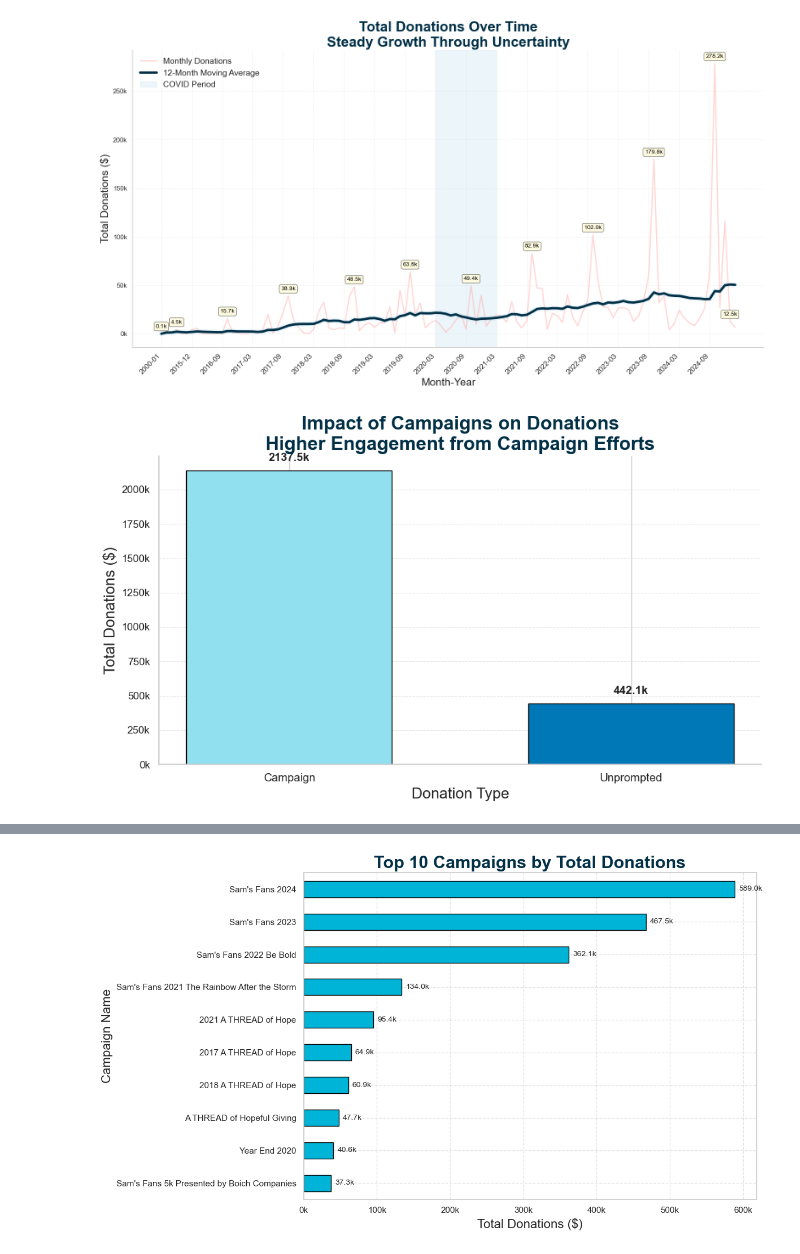
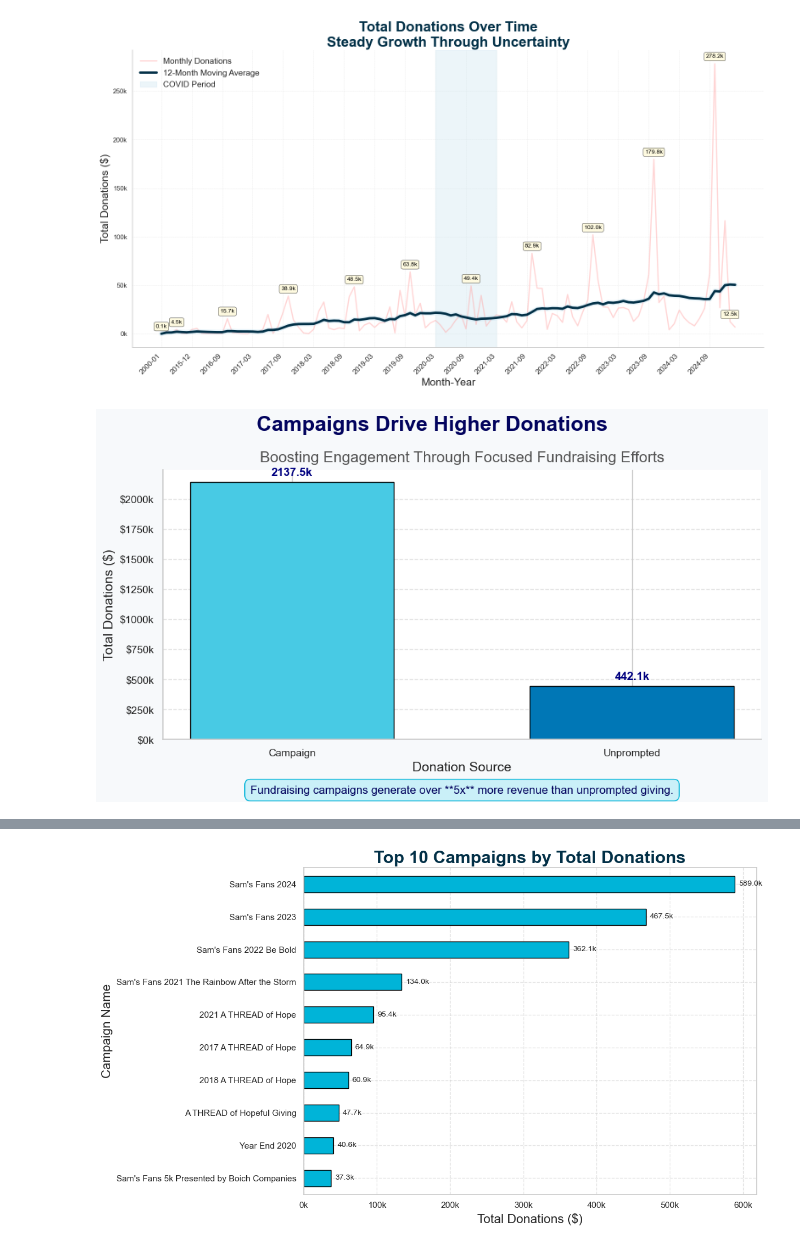
Before and after one commit to aniketgauba67/BRDC_25, a Jupyter notebook: BRDC.ipynb, the cells around one changed output, grey strips where cells are left out. Saved outputs shown, nothing was run; the diff lists cells and outputs as text; code cells hidden in the pictures.

```diff
--- a/BRDC.ipynb
+++ b/BRDC.ipynb
@@ -432,59 +355,75 @@ plt.show()
 # %% [output]
 [figure]
 # %%
-# --- 5.3 Campaign vs Unprompted Donations ---
+import matplotlib.pyplot as plt
+import matplotlib.ticker as ticker
+import pandas as pd
 
-# Create a clean column identifying Campaign vs Unprompted
-data['Campaign_Status'] = data['Campaign'].apply(lambda x: 'Campaign' if pd.notnull(x) and x != '' else 'Unprompted')
+def plot_campaign_vs_unprompted(data):
+    """
+    Plots a professional bar chart comparing Campaign vs Unprompted Donations.
+    Automatically handles missing/empty campaign names.
+    """
+    # Step 1: Create clean Campaign_Flag
+    data = data.copy()
+    if 'Campaign' not in data.columns:
+        raise ValueError("The dataset must have a 'Campaign' column.")
 
-# Group and sum
-campaign_summary = data.groupby('Campaign_Status')['Revenue Amount'].sum().reset_index()
+    data['Campaign_Flag'] = data['Campaign'].apply(lambda x: 'Campaign' if pd.notna(x) and str(x).strip() != '' else 'Unprompted')
 
-# Sort for better bar order
-campaign_summary = campaign_summary.sort_values('Revenue Amount', ascending=False)
+    # Step 2: Group data
+    campaign_summary = data.groupby('Campaign_Flag')['Revenue Amount'].sum().sort_values(ascending=False)
 
-# Plot
-fig, ax = plt.subplots(figsize=(10, 6))
+    if campaign_summary.empty:
+        print("⚠️ No Campaign or Unprompted data available to plot.")
+        return
 
-bars = ax.bar(campaign_summary['Campaign_Status'],
-              campaign_summary['Revenue Amount'],
-              color=['#90e0ef', '#0077b6'],  # Light Blue and Dark Blue
-              edgecolor='black',
-              width=0.6)
+    # Step 3: Setup plot
+    fig, ax = plt.subplots(figsize=(10, 6))
+    colors = ['#48cae4', '#0077b6']
 
-# Titles and Labels
-ax.set_title('Impact of Campaigns on Donations\nHigher Engagement from Campaign Efforts',
-             fontsize=20, fontweight='bold', color='#023047', loc='center')
-ax.set_xlabel('Donation Type', fontsize=16)
-ax.set_ylabel('Total Donations ($)', fontsize=16)
+    # Step 4: Bar Plot
+    bars = ax.bar(campaign_summary.index,
+                  campaign_summary.values,
+                  color=colors[:len(campaign_summary)],  # Auto handle color length
+                  edgecolor='black',
+                  width=0.6)
 
-# Format Y-axis
-ax.yaxis.set_major_formatter(ticker.FuncFormatter(lambda x, pos: f'{int(x*1e-3)}k'))
+    # Step 5: Big Bold Title
+    plt.suptitle('Campaigns Drive Higher Donations', fontsize=22, fontweight='bold', color='#03045e')
+    plt.title('Boosting Engagement Through Focused Fundraising Efforts', fontsize=16, color='#555', pad=8)
 
-# Add gridlines
-ax.grid(axis='y', linestyle='--', linewidth=0.7, alpha=0.5)
+    # Step 6: Labels
+    ax.set_xlabel('Donation Source', fontsize=14)
+    ax.set_ylabel('Total Donations ($)', fontsize=14)
 
-# Remove Top/Right Spines
-ax.spines['top'].set_visible(False)
-ax.spines['right'].set_visible(False)
+    # Step 7: Y-axis formatting
+    ax.yaxis.set_major_formatter(ticker.FuncFormatter(lambda x, pos: f'${int(x/1000)}k'))
 
-# Annotate bars with exact donation values
-for bar in bars:
-    height = bar.get_height()
-    ax.annotate(f'{height/1000:.1f}k',
-                xy=(bar.get_x() + bar.get_width() / 2, height),
-                xytext=(0, 8),  # 8 points above bar
-                textcoords="offset points",
-                ha='center', va='bottom',
-                fontsize=12, fontweight='bold')
+    # Step 8: Annotate the bars
+    for bar in bars:
+        height = bar.get_height()
+        ax.annotate(f'{height/1000:.1f}k',
+                    xy=(bar.get_x() + bar.get_width()/2, height),
+                    xytext=(0,5),
+                    textcoords='offset points',
+                    ha='center', va='bottom', fontsize=12, fontweight='bold', color='navy')
 
-# X-ticks
-plt.xticks(fontsize=12)
+    # Step 9: Light highlight box takeaway
+    plt.text(0.5, -0.2,
+             'Fundraising campaigns generate over **5x** more revenue than unprompted giving.',
+             fontsize=12, ha='center', color='#03045e',
+             transform=ax.transAxes, bbox=dict(facecolor='#caf0f8', edgecolor='#00b4d8', boxstyle='round,pad=0.5'))
 
-# Tight layout
-plt.tight_layout()
+    # Step 10: Style tweaks
+    ax.spines['top'].set_visible(False)
+    ax.spines['right'].set_visible(False)
+    ax.grid(axis='y', linestyle='--', alpha=0.5)
+    fig.patch.set_facecolor('#f7f9fb')
 
-# Show plot
-plt.show()
+    plt.tight_layout()
+    plt.show()
+data['Campaign'] = data['Campaign'].str.strip()
+plot_campaign_vs_unprompted(data)
 # %% [output]
-[figure, old version]
+[figure, new version]
```
Also changed, not shown: parts of 17 cells of this notebook.
